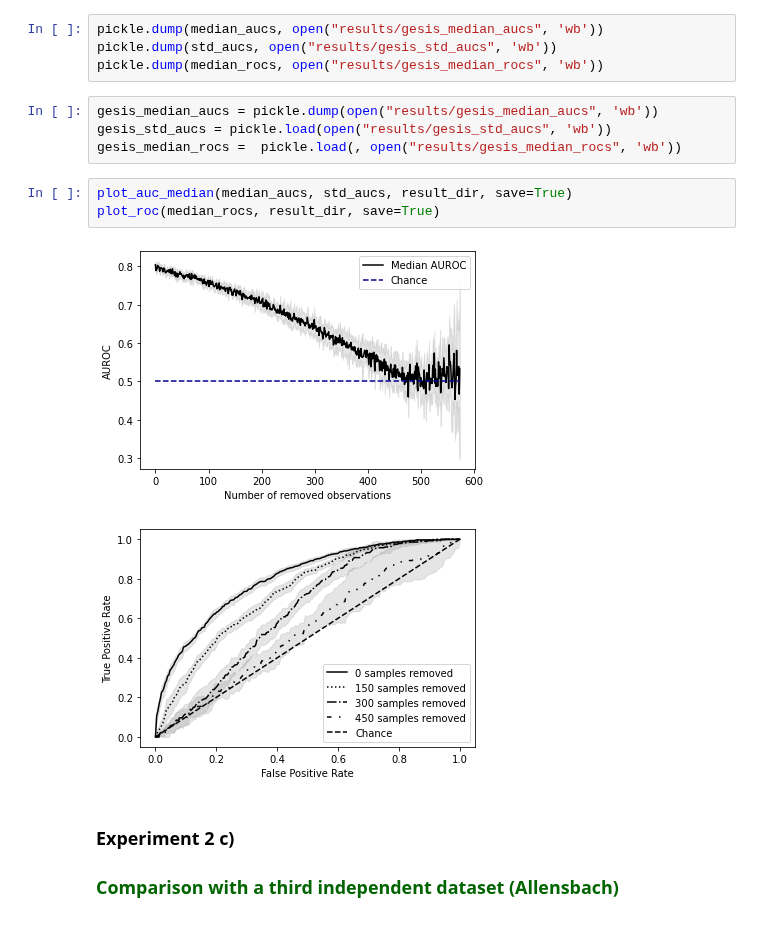
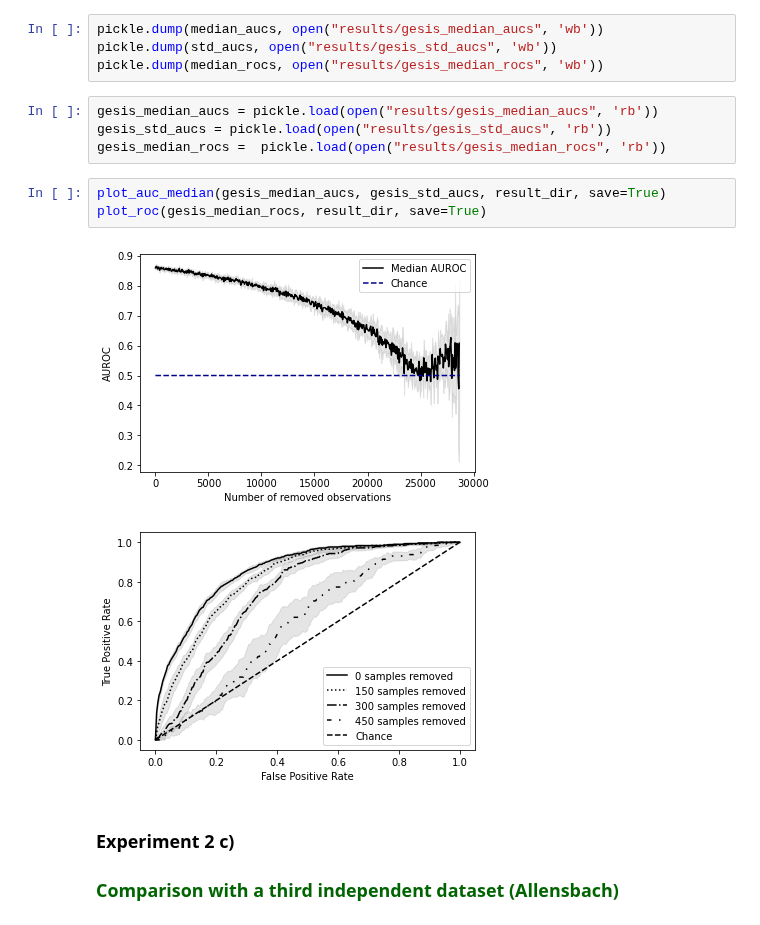
Before and after one commit to laksannathan/maximal-representative-sampling, a Jupyter notebook: src/Maximal Representative Sampling.ipynb, the cells around one changed output. Saved outputs shown, nothing was run; the diff lists cells and outputs as text.

Commit message:
Improve pickle

```diff
--- a/src/Maximal Representative Sampling.ipynb
+++ b/src/Maximal Representative Sampling.ipynb
@@ -763,15 +763,15 @@ pickle.dump(median_aucs, open("results/gesis_median_aucs", 'wb'))
 pickle.dump(std_aucs, open("results/gesis_std_aucs", 'wb'))
 pickle.dump(median_rocs, open("results/gesis_median_rocs", 'wb'))
 # %%
-gesis_median_aucs = pickle.dump(open("results/gesis_median_aucs", 'wb'))
-gesis_std_aucs = pickle.load(open("results/gesis_std_aucs", 'wb'))
-gesis_median_rocs =  pickle.load(, open("results/gesis_median_rocs", 'wb'))
+gesis_median_aucs = pickle.load(open("results/gesis_median_aucs", 'rb'))
+gesis_std_aucs = pickle.load(open("results/gesis_std_aucs", 'rb'))
+gesis_median_rocs =  pickle.load(open("results/gesis_median_rocs", 'rb'))
 # %%
-plot_auc_median(median_aucs, std_aucs, result_dir, save=True)
-plot_roc(median_rocs, result_dir, save=True)
+plot_auc_median(gesis_median_aucs, gesis_std_aucs, result_dir, save=True)
+plot_roc(gesis_median_rocs, result_dir, save=True)
 # %% [output]
-[figure, old version]
+[figure, new version]
-[figure, old version]
+[figure, new version]
 # %% [markdown]
 ### Experiment 2 c)
 ### <font color='darkgreen'> Comparison with a third independent dataset (Allensbach) </font>
```
